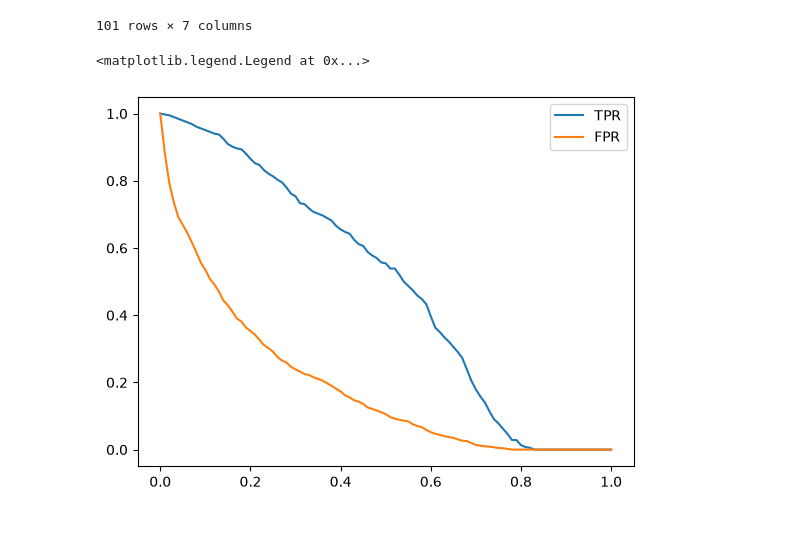
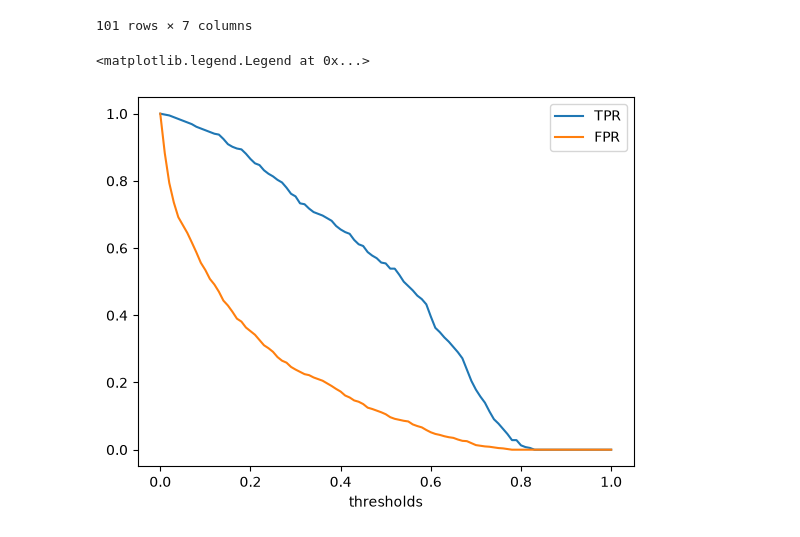
Before and after one commit to RwinRad/ml-forge, a Jupyter notebook: 04-evaluation/churn-prediction-model-evaluation.ipynb, the cells around one changed output. Saved outputs shown, nothing was run; the diff lists cells and outputs as text; code cells hidden in the pictures.

```diff
--- a/04-evaluation/churn-prediction-model-evaluation.ipynb
+++ b/04-evaluation/churn-prediction-model-evaluation.ipynb
@@ -408,7 +408,8 @@ df_scores
 # %%
 plt.plot(df_scores.threshold, df_scores.tpr, label='TPR')
 plt.plot(df_scores.threshold, df_scores.fpr, label='FPR')
+plt.xlabel("thresholds")
 plt.legend()
 # %% [output]
 <matplotlib.legend.Legend at 0x...>
-[figure, old version]
+[figure, new version]
```
Also changed, not shown: parts of 2 cells of this notebook.
